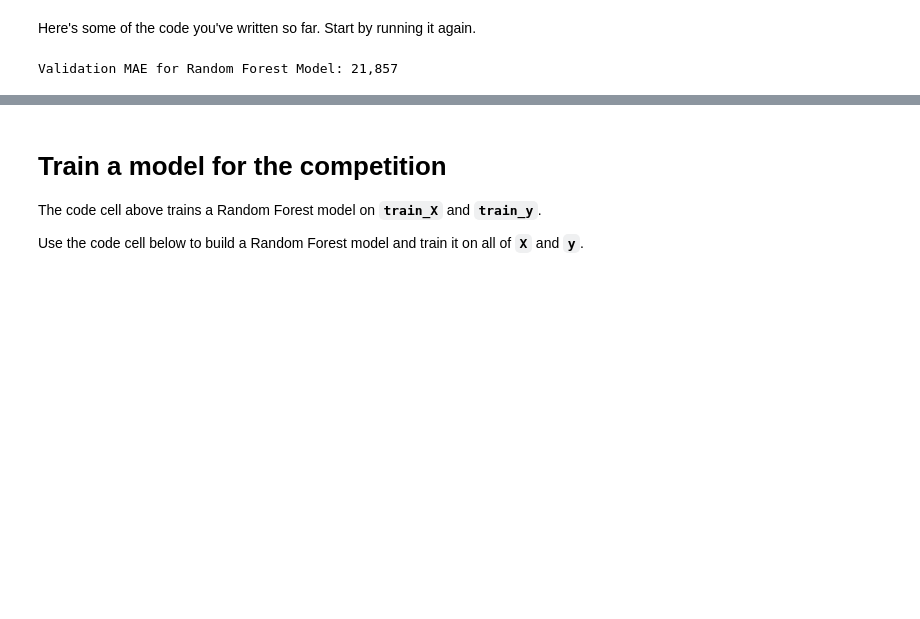
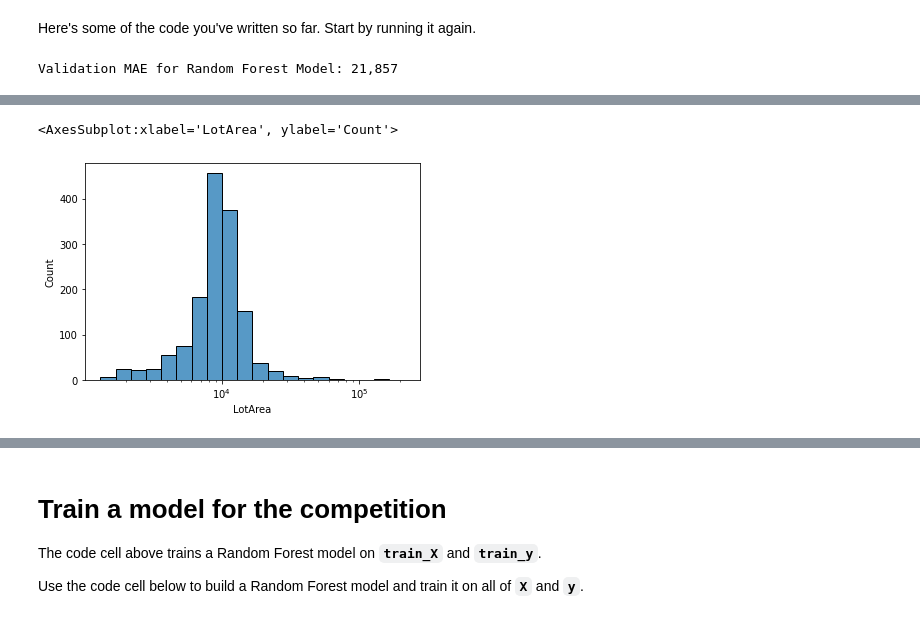
Before and after one commit to fash33/Kaggle-Housing-Prices-Competition, a Jupyter notebook: exercise-machine-learning-competitions.ipynb, the cells around one changed output, grey strips where cells are left out. Cells and saved outputs as stored; diff of their text form; code cells hidden in the pictures; blank space fills up the shorter version.

```diff
--- a/exercise-machine-learning-competitions.ipynb
+++ b/exercise-machine-learning-competitions.ipynb
@@ -54,0 +69,5 @@ Validation MAE for Random Forest Model: 21,857
+# %%
+sb.histplot(data = home_data, x = 'LotArea', log_scale = True, bins = 20)
+# %% [output]
+<AxesSubplot:xlabel='LotArea', ylabel='Count'>
+[figure, added]
```
Also changed, not shown: parts of 18 cells of this notebook.
